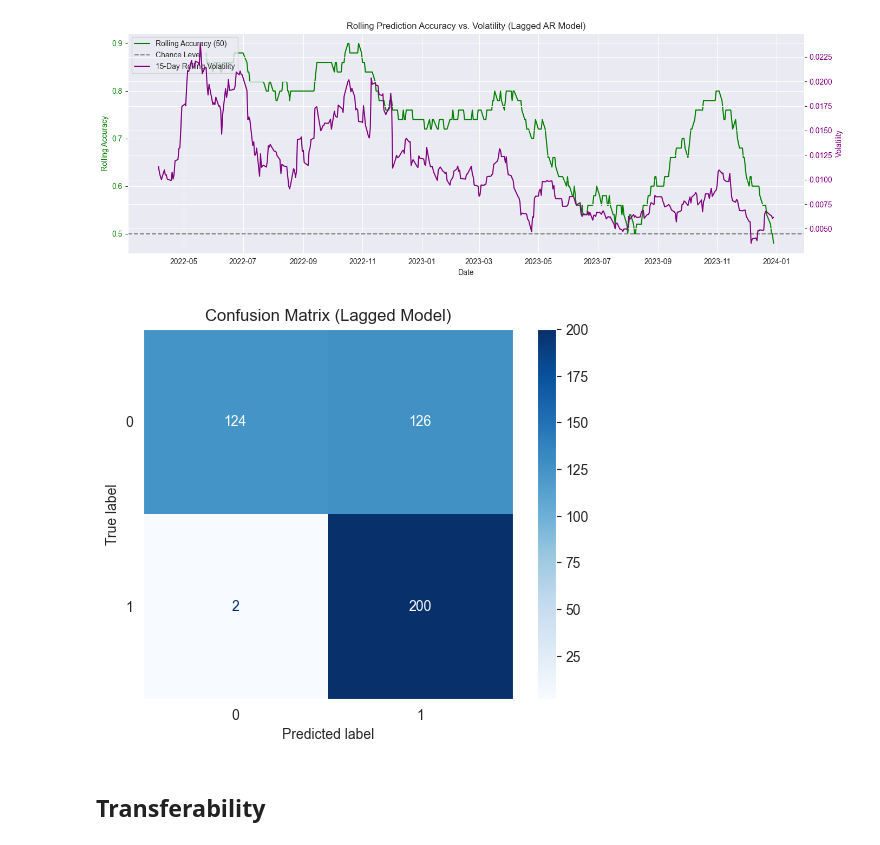
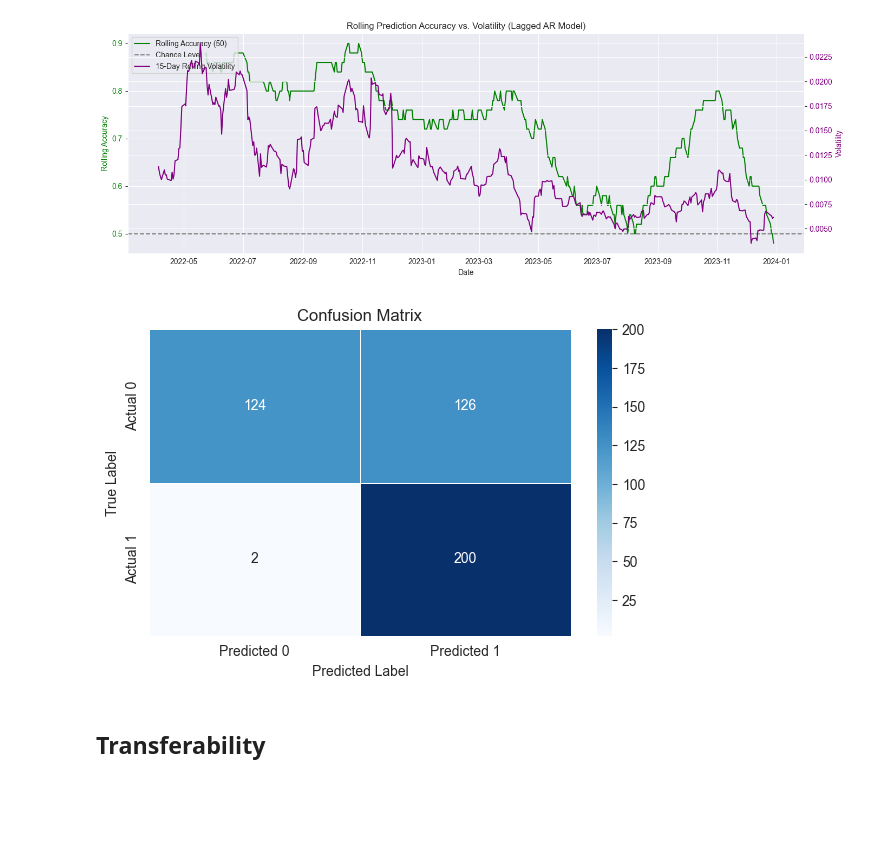
Before and after one commit to eliashuber2401/Machine-Learning-Project-Finance, a Jupyter notebook: Project main/Predictor - copy.ipynb, the cells around one changed output. Cells and saved outputs as stored; diff of their text form; code cells hidden in the pictures; blank space fills up the shorter version.

```diff
--- a/Project main/Predictor - copy.ipynb
+++ b/Project main/Predictor - copy.ipynb
@@ -705,26 +754,35 @@ plt.show()
 # %% [output]
 [figure]
 # %%
-# Get raw predictions (continuous values)
-y_pred_raw = model_lag(X_lag_test)
+y_pred_cont = model_lag(X_lag_test)
 
-# Convert raw predictions to binary class labels by thresholding at 0.5
-y_pred_labels = (y_pred_raw > 0.5).astype(int).flatten()
+# Threshold predictions (regression -> binary classification)
+y_pred = (y_pred_cont >= 0.5).astype(int)
 
-# Flatten true labels if needed
-y_true = Y_lag_test.flatten() if Y_lag_test.ndim > 1 else Y_lag_test
+# Ensure true labels are numpy array
+y_true = np.array(Y_lag_test)
 
-# Compute confusion matrix
-cm = confusion_matrix(y_true, y_pred_labels)
+# Initialize confusion matrix manually
+# Rows: True labels, Columns: Predicted labels
+cm_array = np.zeros((2, 2), dtype=int)
 
-# Display the confusion matrix
-disp = ConfusionMatrixDisplay(confusion_matrix=cm, display_labels=[0, 1])
-disp.plot(cmap='Blues', values_format='d')
-plt.title('Confusion Matrix (Lagged Model)')
-plt.grid(False)
+# Populate confusion matrix
+for t, p in zip(y_true, y_pred):
+    cm_array[t][p] += 1
+
+# Create a DataFrame for Seaborn
+df_cm = pd.DataFrame(cm_array, index=["Actual 0", "Actual 1"], columns=["Predicted 0", "Predicted 1"])
+
+# Plot
+plt.figure(figsize=(6, 4))
+sn.heatmap(df_cm, annot=True, fmt='d', cmap='Blues', linewidths=0.5)
+plt.title("Confusion Matrix")
+plt.ylabel("True Label")
+plt.xlabel("Predicted Label")
+plt.tight_layout()
 plt.show()
 # %% [output]
-[figure, old version]
+[figure, new version]
 # %% [markdown]
 ## Transferability
 # %% [markdown]
```
Also changed, not shown: parts of 7 cells of this notebook.
